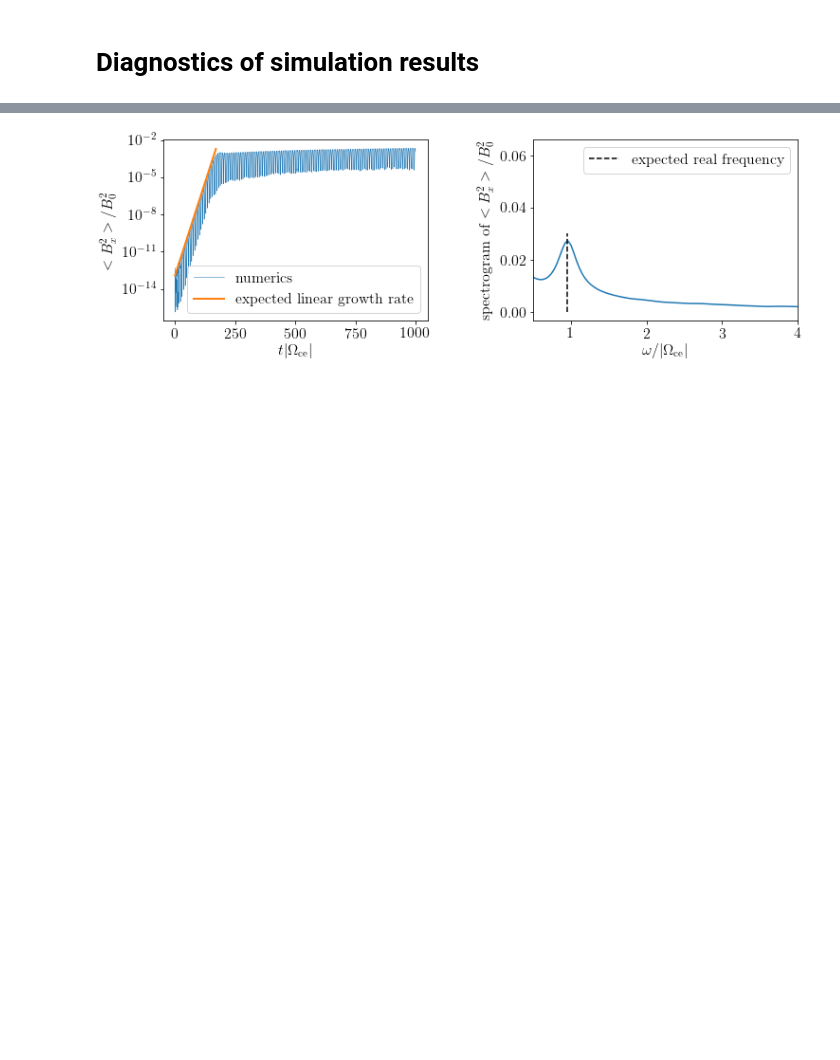
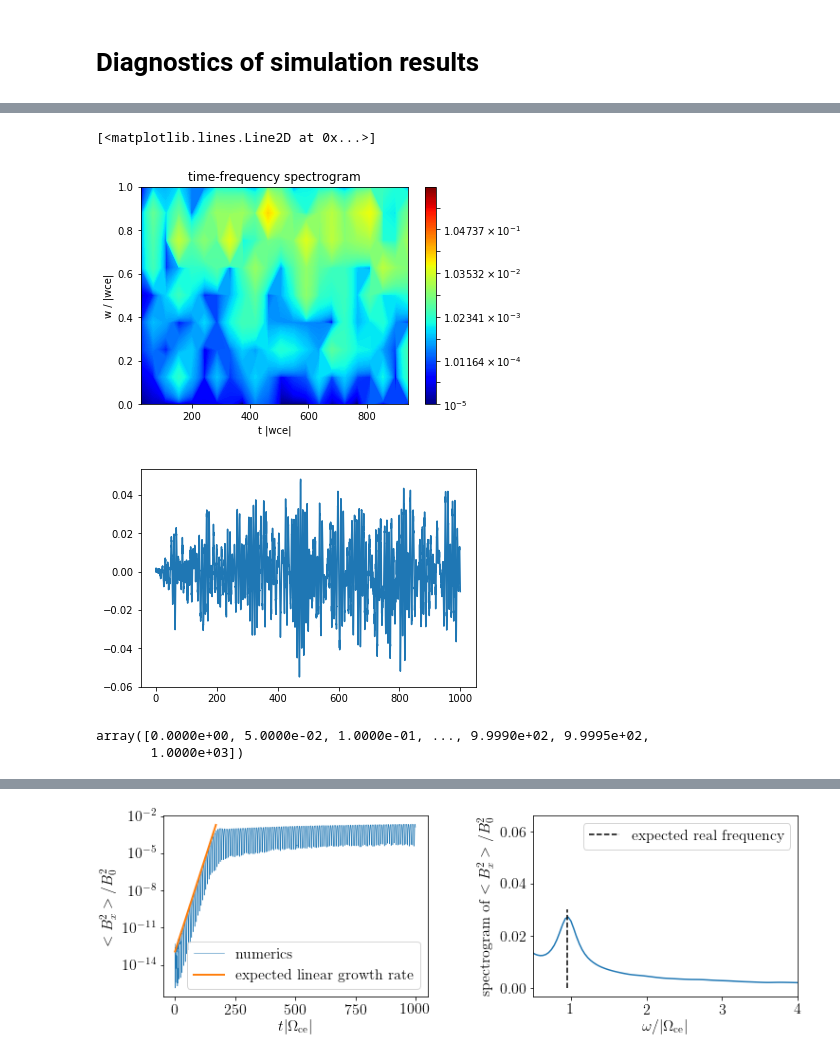
Before and after one commit to ratnania/mhd, a Jupyter notebook: 02_Hybrid/03_Diagnostics.ipynb, the cells around one changed output, grey strips where cells are left out. Saved outputs shown, nothing was run; the diff lists cells and outputs as text; code cells hidden in the pictures; blank space fills up the shorter version.

```diff
--- a/02_Hybrid/03_Diagnostics.ipynb
+++ b/02_Hybrid/03_Diagnostics.ipynb
@@ -190,0 +230,30 @@ Text(0.5,1,'time-frequency spectrogram')
+# %%
+# ... compute time-frequency spectrum
+f, t, Sxx = signal.spectrogram(Bx,1/dt,nperseg=1000,noverlap=None,nfft=None)
+om = 2*np.pi*f
+lvls = np.logspace(-5,0,200)
+Time,Omega = np.meshgrid(t,om)
+# ...
+
+
+#plt.contourf(Time,Omega/2,Sxx,500,cmap = 'jet')
+plt.contourf(Time,Omega,Sxx,norm = LogNorm(),levels = lvls, cmap = 'jet')
+
+plt.plot(np.linspace(t[0],t[-1],100),np.ones(100)*omega_r*2,'k--')
+plt.xlabel('t |wce|')
+plt.ylabel('w / |wce|')
+plt.ylim((0,1))
+plt.colorbar()
+plt.title('time-frequency spectrogram')
+
+plt.figure()
+plt.plot(tn,Bx)
+# %% [output]
+[<matplotlib.lines.Line2D at 0x...>]
+[figure, added]
+[figure, added]
+# %%
+tn
+# %% [output]
+array([0.0000e+00, 5.0000e-02, 1.0000e-01, ..., 9.9990e+02, 9.9995e+02,
+       1.0000e+03])
```
Also changed, not shown: parts of 7 cells of this notebook, 4 other files.
